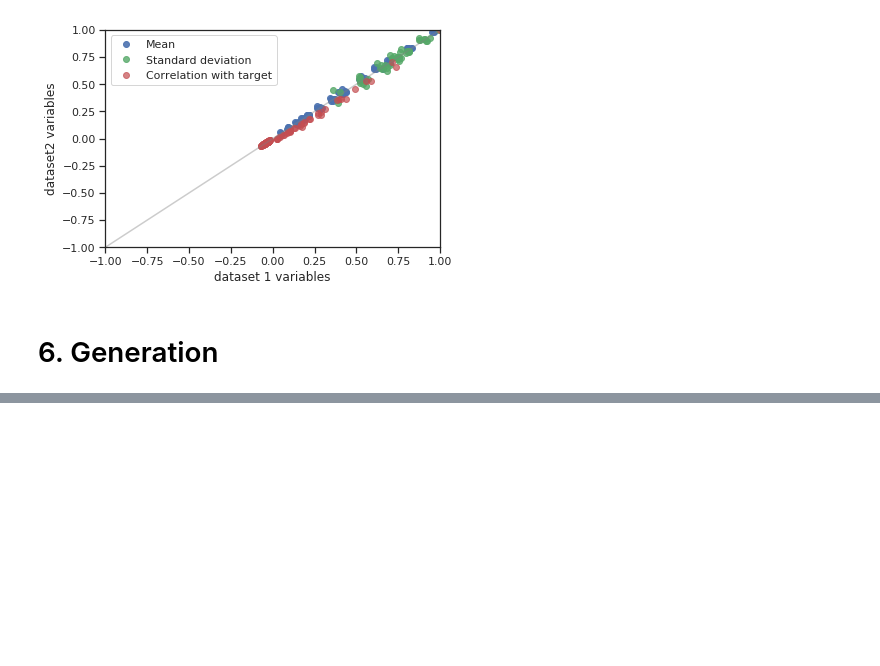
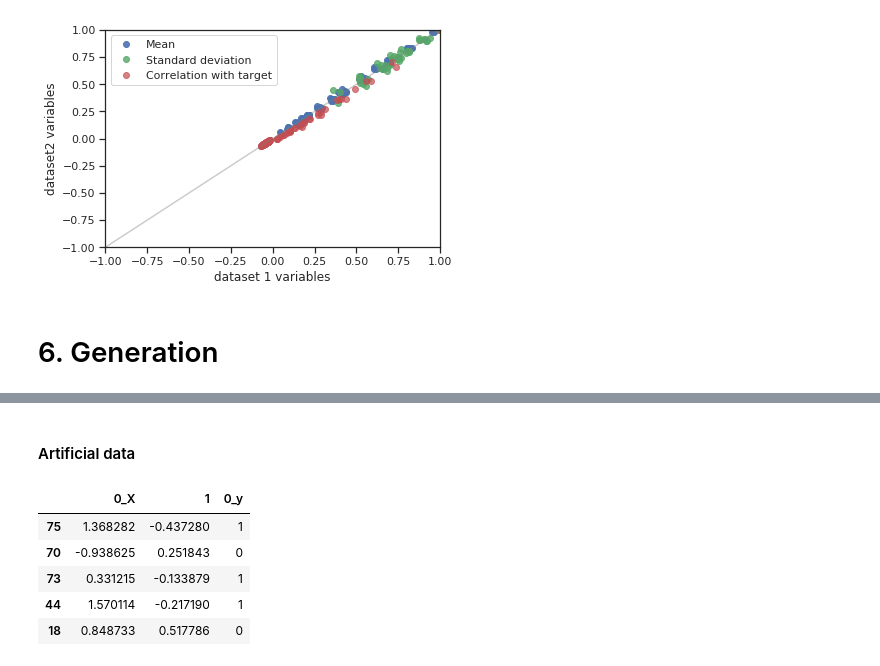
Before and after one commit to Didayolo/autopandas, a Jupyter notebook: AutoPandas_workspace.ipynb, the cells around one changed output, grey strips where cells are left out. Drawn from its saved outputs; the diff is of its cells as text; code cells hidden in the pictures; blank space fills up the shorter version.

```diff
--- a/AutoPandas_workspace.ipynb
+++ b/AutoPandas_workspace.ipynb
@@ -279,0 +299,12 @@ gen.sample(n=5)
+# %% [markdown]
+#### Artificial data
+# %%
+gen = ad.generators.Artificial()
+gen.sample(n=5)
+# %% [output]
+|  | 0_X | 1 | 0_y |
+| 75 | 1.368282 | -0.437280 | 1 |
+| 70 | -0.938625 | 0.251843 | 0 |
+| 73 | 0.331215 | -0.133879 | 1 |
+| 44 | 1.570114 | -0.217190 | 1 |
+| 18 | 0.848733 | 0.517786 | 0 |
```
Also changed, not shown: parts of 15 cells of this notebook, 15 other files.
